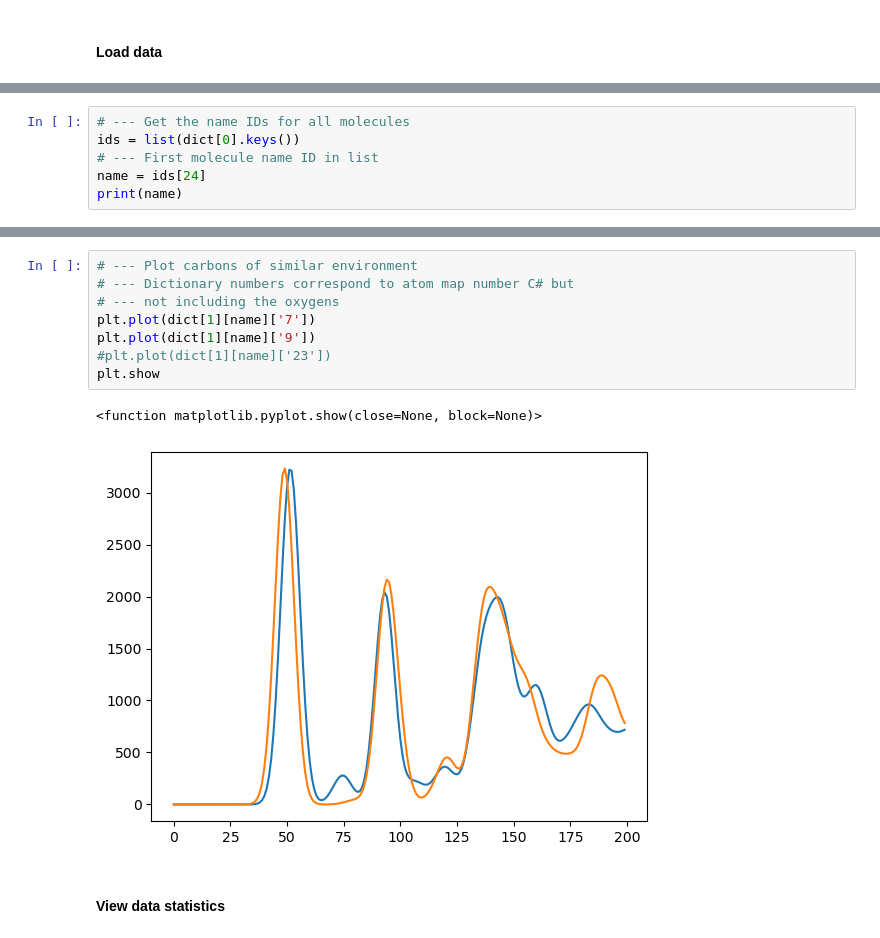
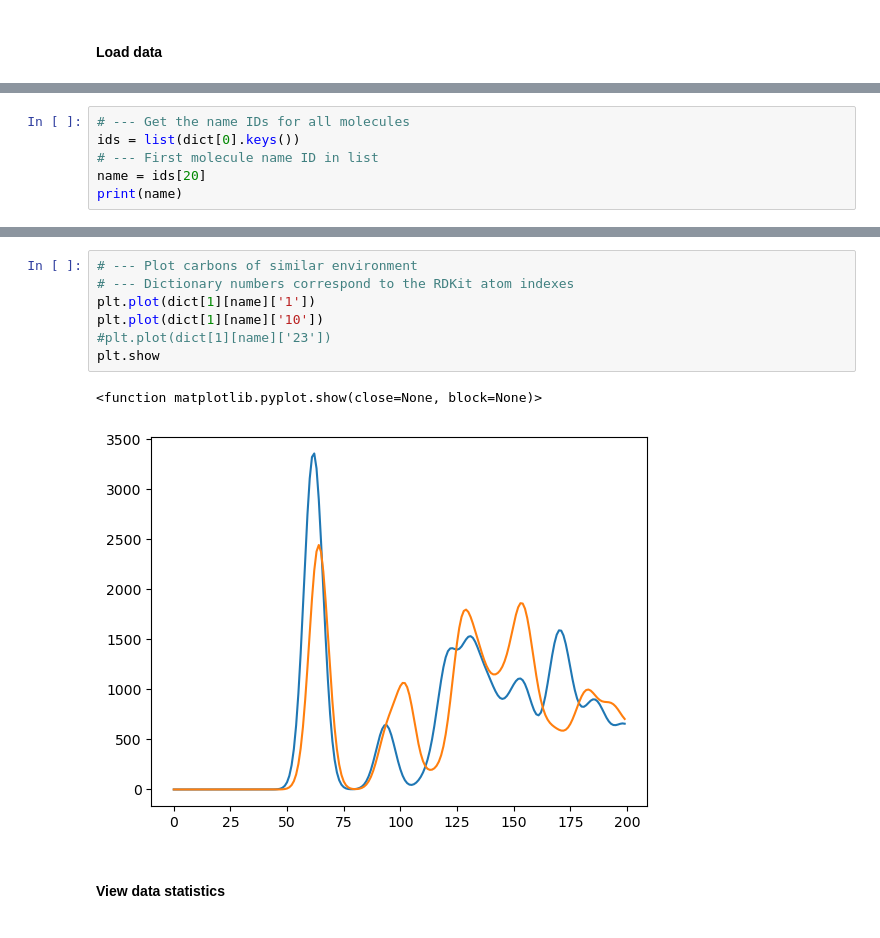
Before and after one commit to sam-j-hall/GO_molecule_GNN, a Jupyter notebook: view_data.ipynb, the cells around one changed output, grey strips where cells are left out. Drawn from its saved outputs; the diff is of its cells as text.

```diff
--- a/view_data.ipynb
+++ b/view_data.ipynb
@@ -27,6 +24,6 @@ with open('raw/data_coronene_4sets_0.6.json', 'rb') as file:
 # --- Get the name IDs for all molecules
 ids = list(dict[0].keys())
 # --- First molecule name ID in list
-name = ids[24]
+name = ids[20]
 print(name)
 # %% [output]
@@ -55,14 +52,13 @@ mol
 # %%
 # --- Plot carbons of similar environment
-# --- Dictionary numbers correspond to atom map number C# but
-# --- not including the oxygens
-plt.plot(dict[1][name]['7'])
-plt.plot(dict[1][name]['9'])
+# --- Dictionary numbers correspond to the RDKit atom indexes
+plt.plot(dict[1][name]['1'])
+plt.plot(dict[1][name]['10'])
 #plt.plot(dict[1][name]['23'])
 plt.show
 # %% [output]
 <function matplotlib.pyplot.show(close=None, block=None)>
-[figure, old version]
+[figure, new version]
 # %% [markdown]
 #### View data statistics
 # %%
```
Also changed, not shown: parts of 16 cells of this notebook, 7 other files.
